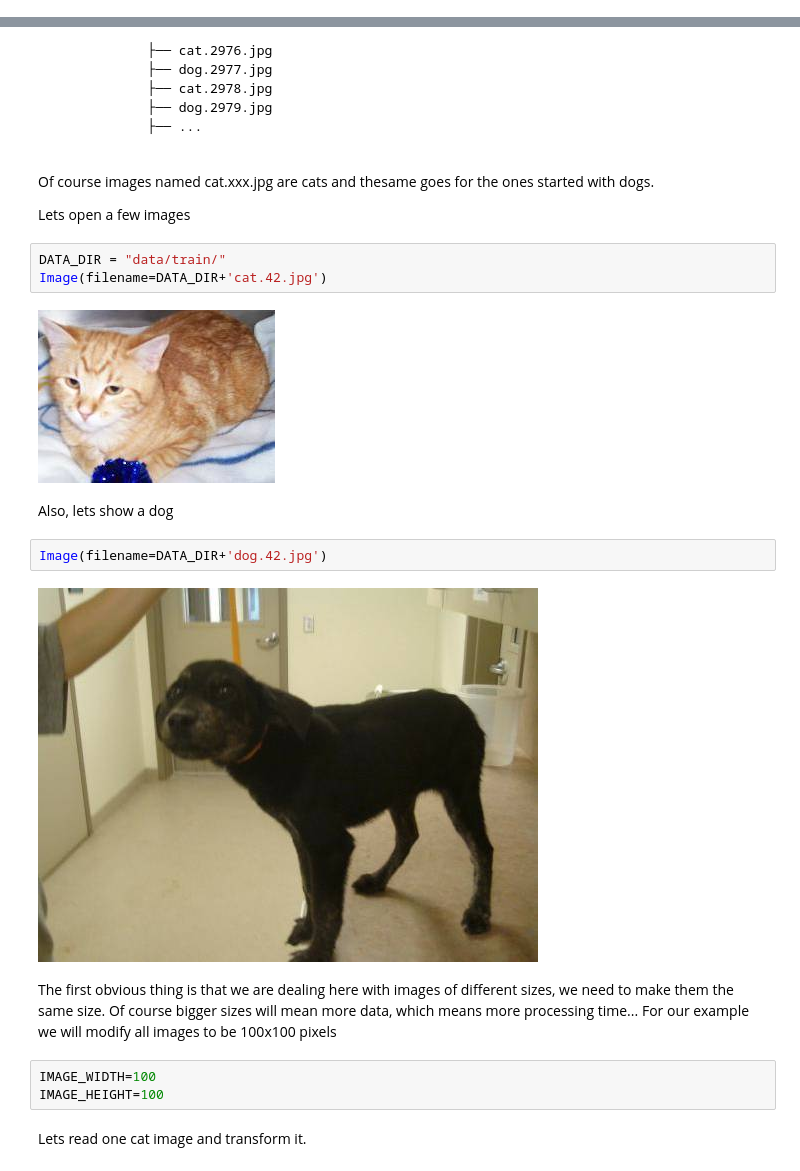
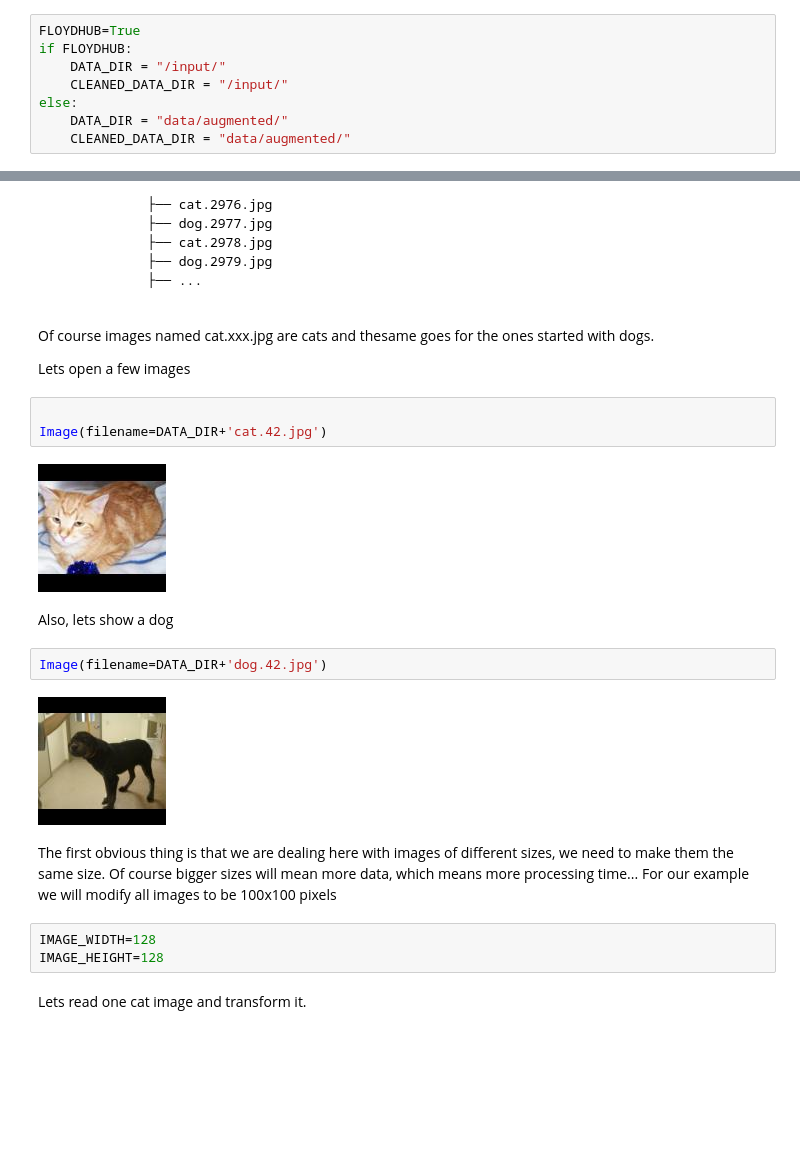
Before and after one commit to moriano/loco-learning, a Jupyter notebook: cats-vs-dogs/cats-vs-dogs.ipynb, the cells around one changed output, grey strips where cells are left out. Saved outputs shown, nothing was run; the diff lists cells and outputs as text; blank space fills up the shorter version.

```diff
--- a/cats-vs-dogs/cats-vs-dogs.ipynb
+++ b/cats-vs-dogs/cats-vs-dogs.ipynb
@@ -36,3 +45,11 @@ Important! tensorflow MUST be 1.2 or higher for this to work fine...
+# %%
+FLOYDHUB=True
+if FLOYDHUB:
+    DATA_DIR = "/input/"
+    CLEANED_DATA_DIR = "/input/"
+else:
+    DATA_DIR = "data/augmented/"
+    CLEANED_DATA_DIR = "data/augmented/"
 # %% [markdown]
 ### Explore the dataset
 
@@ -57,21 +74,21 @@ Of course images named cat.xxx.jpg are cats and thesame goes for the ones starte
 
 Lets open a few images
 # %%
-DATA_DIR = "data/train/"
+
 Image(filename=DATA_DIR+'cat.42.jpg')
 # %% [output]
-[figure, old version]
+[figure, new version]
 # %% [markdown]
 Also, lets show a dog
 # %%
 Image(filename=DATA_DIR+'dog.42.jpg')
 # %% [output]
-[figure, old version]
+[figure, new version]
 # %% [markdown]
 The first obvious thing is that we are dealing here with images of different sizes, we need to make them the same size. Of course bigger sizes will mean more data, which means more processing time... For our example we will modify all images to be 100x100 pixels
 # %%
-IMAGE_WIDTH=100
-IMAGE_HEIGHT=100
+IMAGE_WIDTH=128
+IMAGE_HEIGHT=128
 # %% [markdown]
 Lets read one cat image and transform it.
 # %%
```
Also changed, not shown: parts of 30 cells of this notebook, 3 other files.
